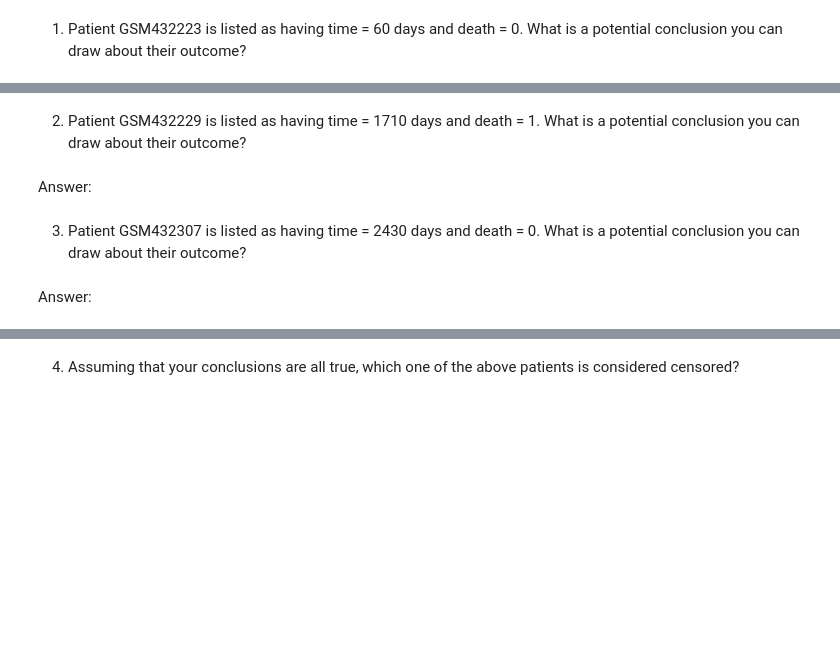
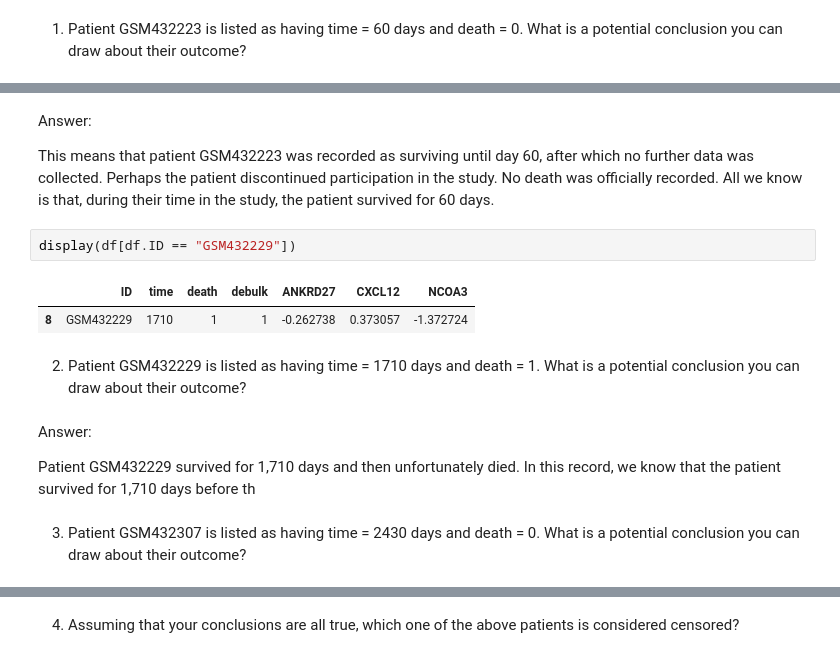
Before and after one commit to kalk-ak/Machine-Learning--MA, a Jupyter notebook: labs/lab2/Lab2_Prognosis.ipynb, the cells around one changed output, grey strips where cells are left out. Cells and saved outputs as stored; diff of their text form; blank space fills up the shorter version.

```diff
--- a/labs/lab2/Lab2_Prognosis.ipynb
+++ b/labs/lab2/Lab2_Prognosis.ipynb
@@ -166,8 +169,17 @@ Answer:
+# %% [markdown]
+Answer:
+
+This means that patient GSM432223 was recorded as surviving until day 60, after which no further data was collected. Perhaps the patient discontinued participation in the study. No death was officially recorded. All we know is that, during their time in the study, the patient survived for 60 days.
+# %%
+display(df[df.ID == "GSM432229"])
+# %% [output]
+|  | ID | time | death | debulk | ANKRD27 | CXCL12 | NCOA3 |
+| 8 | GSM432229 | 1710 | 1 | 1 | -0.262738 | 0.373057 | -1.372724 |
 # %% [markdown]
 2. Patient GSM432229 is listed as having time = 1710 days and death = 1. What is a potential conclusion you can draw about their outcome?
-# %% [markdown]
-Answer:
+# %% [markdown]
+Answer:
+
+Patient GSM432229 survived for 1,710 days and then unfortunately died. In this record, we know that the patient survived for 1,710 days before th
 # %% [markdown]
 3. Patient GSM432307 is listed as having time = 2430 days and death = 0. What is a potential conclusion you can draw about their outcome?
-# %% [markdown]
-Answer:
```
Also changed, not shown: parts of 8 cells of this notebook.
